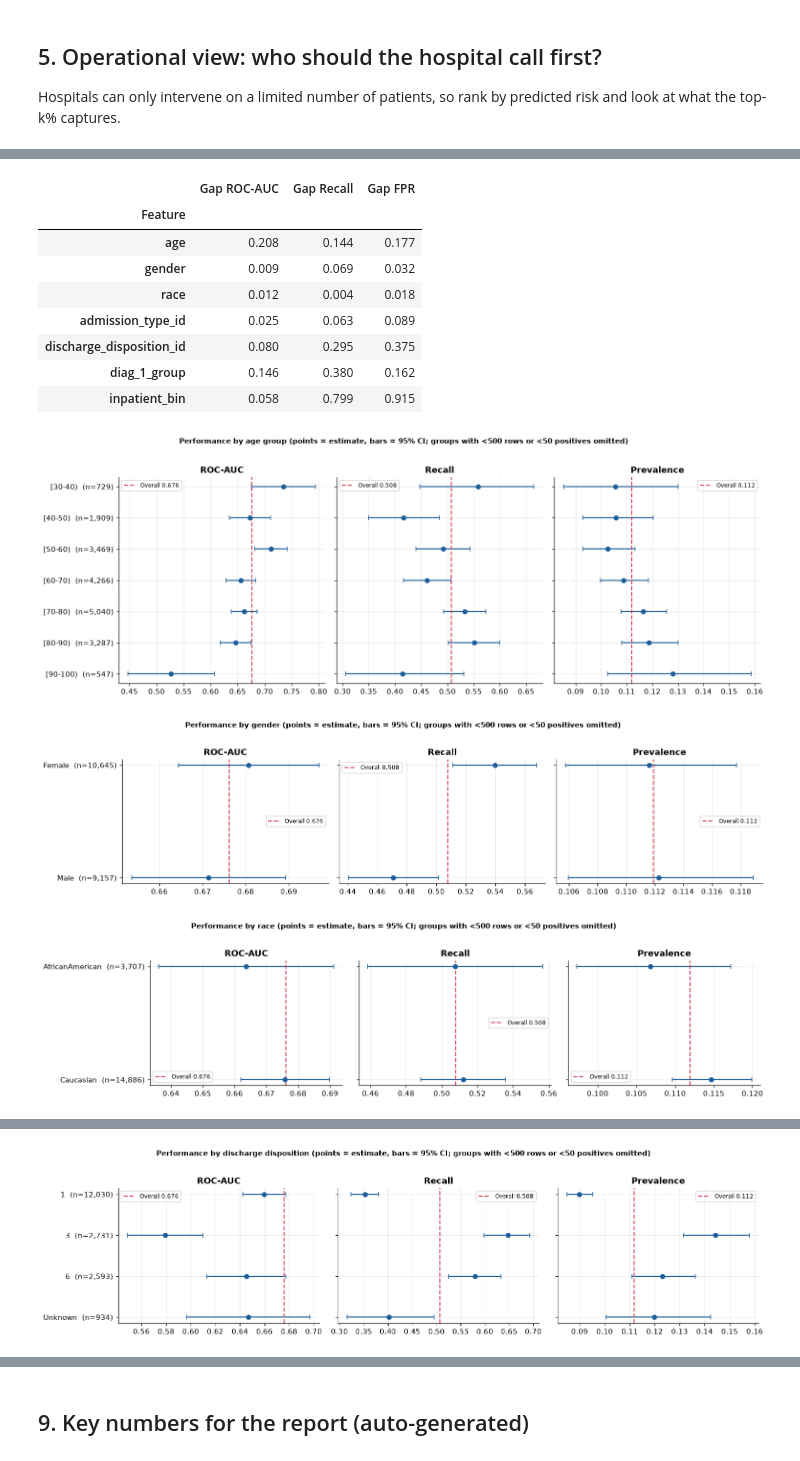
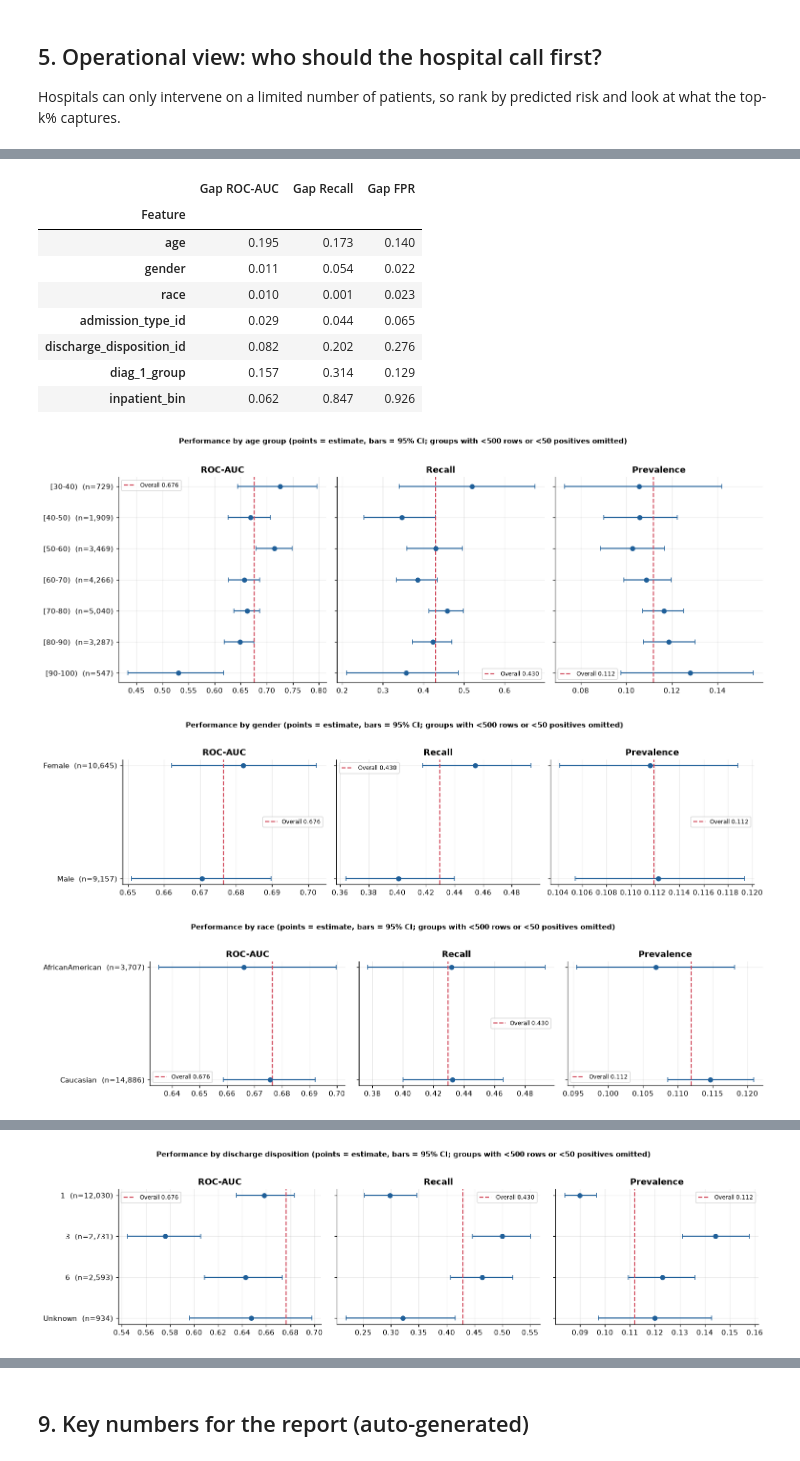
Before and after one commit to nnathuu/DS66B_group_13, a Jupyter notebook: notebooks/03_evaluation.ipynb, the cells around one changed output, grey strips where cells are left out. Drawn from its saved outputs; the diff is of its cells as text; code cells hidden in the pictures.

```diff
--- a/notebooks/03_evaluation.ipynb
+++ b/notebooks/03_evaluation.ipynb
@@ -65,10 +208,12 @@ All intervals are 95% percentile bootstrap CIs (1,000 resamples). The ROC-AUC in
 ci = ev.bootstrap_ci(y, p, THR, metrics=["ROC-AUC", "AP (PR-AUC)", "Precision", "Recall", "Specificity", "F1"],
                      n_boot=N_BOOT, groups=GROUPS, seed=SEED)
 ci["Estimate [95% CI]"] = ci.apply(ev.fmt_ci, axis=1)
-auc, lo, hi = ev.delong_auc_ci(y, p)
+r_auc = ci[ci["Metric"] == "ROC-AUC"].iloc[0]
+auc, lo, hi = float(r_auc["Estimate"]), float(r_auc["CI low"]), float(r_auc["CI high"])      # patient-level CI (used downstream)
+dl_auc, dl_lo, dl_hi = ev.delong_auc_ci(y, p)                                               # reference only
 tm = ev.threshold_metrics(y, p, THR)
 display(ci[["Metric", "Estimate [95% CI]"]].set_index("Metric"))
-print(f"DeLong ROC-AUC = {auc:.3f} (95% CI {lo:.3f}-{hi:.3f})")
+print(f"ROC-AUC = {auc:.3f}, patient-level bootstrap 95% CI {lo:.3f}-{hi:.3f}  |  DeLong (assumes independent encounters, reference only): {dl_lo:.3f}-{dl_hi:.3f}")
 print(f"Confusion counts at threshold {THR:.3f}: TP={tm['TP']}, FP={tm['FP']}, FN={tm['FN']}, TN={tm['TN']}")
 print(f"MCC = {tm['MCC']:.3f} | Balanced accuracy = {tm['Balanced Acc']:.3f} | NPV = {tm['NPV']:.3f} | Flagged = {tm['Flagged %']:.1f}% of patients")
 ci.to_csv(TAB / "01_headline_metrics_ci.csv", index=False)
@@ -147,10 +294,13 @@ Sanity check - re-fit Tuned CatBoost vs team's saved predictions: max |diff| = 0
 # %%
+print(f"Patient-level bootstrap, {len(proba)} models x B = {N_BOOT:,} resamples (a few minutes) ...", flush=True)
+draws = cluster_bootstrap_models(y, proba, thr_m, GI, N_BOOT, SEED)
+
 rows = []
 for name, pr in proba.items():
-    c = ev.bootstrap_ci(y, pr, thr_m[name], metrics=["ROC-AUC", "AP (PR-AUC)", "Recall", "Precision", "F1"], n_boot=500, groups=GROUPS, seed=SEED)
+    est = _boot_metrics(y, pr, thr_m[name])
     d = {"Model": name, "Threshold": thr_m[name]}
-    for _, r_ in c.iterrows():
-        d[r_["Metric"]] = r_["Estimate"]; d[r_["Metric"] + " low"] = r_["CI low"]; d[r_["Metric"] + " high"] = r_["CI high"]
+    for m in ["ROC-AUC", "AP (PR-AUC)", "Recall", "Precision", "F1"]:
+        d[m] = est[m]; d[m + " low"] = np.quantile(draws[name][m], 0.025); d[m + " high"] = np.quantile(draws[name][m], 0.975)
     rows.append(d)
 cmp_tbl = pd.DataFrame(rows).sort_values("AP (PR-AUC)", ascending=False).reset_index(drop=True)
 
@@ -175,10 +326,10 @@ ev.plot_model_comparison(cmp_tbl, ["ROC-AUC", "AP (PR-AUC)", "Recall"], FIG / "0
 # %%
-# 2,000 paired bootstrap resamples (takes a few minutes; lower to 500 for a quick draft)
-pw = ev.pairwise_comparison(y, proba, thr_m, reference="Tuned CatBoost", n_boot=2000, groups=GROUPS)
+# paired patient-level bootstrap on the SAME resamples as the table above (no extra resampling needed)
+pw = pairwise_cluster(y, proba, thr_m, draws, reference="Tuned CatBoost")
 fmt = pw.copy()
 for c in [c for c in fmt.columns if c.startswith("p ")]:
     fmt[c] = fmt[c].map(lambda v: "<0.001" if v < 0.001 else f"{v:.3f}")
-display(fmt[["Model", "ΔAUC", "ΔAUC 95% CI", "p DeLong (Holm)", "ΔAP", "ΔAP 95% CI", "p AP boot (Holm)", "ΔF1", "p F1 boot (Holm)",
-             "p McNemar recall (Holm)", "p McNemar spec (Holm)"]].set_index("Model").round(4))
+display(fmt[["Model", "ΔAUC", "ΔAUC 95% CI", "p AUC (Holm)", "ΔAP", "ΔAP 95% CI", "p AP (Holm)", "ΔF1", "ΔF1 95% CI", "p F1 (Holm)",
+             "ΔRecall", "p Recall (Holm)", "ΔSpecificity", "p Specificity (Holm)", "p DeLong (indep., reference) (Holm)"]].set_index("Model").round(4))
 pw.to_csv(TAB / "03_pairwise_tests_vs_tuned_catboost.csv", index=False)
 # %% [output]
@@ -252,6 +444,21 @@ display(op_tbl[cols].set_index("Operating point").round(3)); op_tbl[cols].to_csv
 # %%
 RATIOS = (1, 2, 5, 10, 20)
-curves, cs = ev.cost_analysis(y, p, RATIOS)
-ev.plot_cost_curves(curves, cs, FIG / "04_cost_curves.png"); plt.show()
+curves, oracle = ev.cost_analysis(y, p, RATIOS)        # grid search on the TEST set: kept only as an oracle reference + for the curves
+n_te, pos_te = len(y), int(y.sum())
+rows = []
+for k in RATIOS:
+    t_k = val_cost_threshold(yv, pv, k)                # threshold chosen on VALIDATION
+    m = ev.threshold_metrics(y, p, t_k)                # ... and evaluated on TEST
+    cost = (m["FP"] + k * m["FN"]) / n_te
+    none, allc = k * pos_te / n_te, (n_te - pos_te) / n_te
+    o = oracle[oracle["FN:FP cost ratio"] == k].iloc[0]
+    rows.append({"FN:FP cost ratio": k, "Bayes thr": 1 / (1 + k), "Optimal thr": t_k, "Cost / patient": cost,
+                 "Treat-none cost": none, "Treat-all cost": allc, "Saving vs best trivial %": 100 * (1 - cost / min(none, allc)),
+                 "Recall": m["Recall"], "Precision": m["Precision"], "Flagged %": m["Flagged %"],
+                 "Oracle thr (test)": o["Optimal thr"], "Oracle saving %": o["Saving vs best trivial %"]})
+cs = pd.DataFrame(rows)
+fig = ev.plot_cost_curves(curves, cs, None)
+fig.axes[0].set_title("Cost on the test set (dots = threshold chosen on validation)")
+fig.savefig(FIG / "04_cost_curves.png", dpi=200, bbox_inches="tight"); plt.show()
 display(cs.round(3).set_index("FN:FP cost ratio")); cs.to_csv(TAB / "04_cost_sensitive_optimum.csv", index=False)
 # %% [output]
@@ -449,26 +671,26 @@ prevalence. Groups with fewer than 500 rows or 50 positives are listed but flagg
 # %%
 sg_cols = ["age", "gender", "race", "admission_type_id", "discharge_disposition_id", "diag_1_group", "inpatient_bin"]  # reliable = n>=500 and >=50 positives
 overall = {"ROC-AUC": auc, "Recall": tm["Recall"], "Prevalence": prev}
 reports, gaps = [], []
 for c in sg_cols:
-    rep = ev.subgroup_report(te, y, p, THR, c); reports.append(rep)
+    rep = subgroup_report_cluster(te, y, p, THR, c, GROUPS, N_BOOT_SG, SEED); reports.append(rep)
     g = ev.subgroup_gaps(rep); gaps.append({"Feature": c, **{f"Gap {k}": v for k, v in g.items()}})
 sg = pd.concat(reports, ignore_index=True)
 gap_tbl = pd.DataFrame(gaps)
 display(gap_tbl.round(3).set_index("Feature"))
 sg.to_csv(TAB / "07_subgroup_performance.csv", index=False); gap_tbl.to_csv(TAB / "07_subgroup_gaps.csv", index=False)
 for c, label in [("age", "age group"), ("gender", "gender"), ("race", "race"), ("diag_1_group", "primary diagnosis group"), ("discharge_disposition_id", "discharge disposition")]:
     ev.plot_subgroups(sg[sg.Feature == c], label, overall, FIG / f"07_subgroup_{c}.png"); plt.show()
 # %% [output]
 |  | Gap ROC-AUC | Gap Recall | Gap FPR |
 | Feature |  |  |  |
-| age | 0.208 | 0.144 | 0.177 |
-| gender | 0.009 | 0.069 | 0.032 |
-| race | 0.012 | 0.004 | 0.018 |
-| admission_type_id | 0.025 | 0.063 | 0.089 |
-| discharge_disposition_id | 0.080 | 0.295 | 0.375 |
-| diag_1_group | 0.146 | 0.380 | 0.162 |
-| inpatient_bin | 0.058 | 0.799 | 0.915 |
+| age | 0.195 | 0.173 | 0.140 |
+| gender | 0.011 | 0.054 | 0.022 |
+| race | 0.010 | 0.001 | 0.023 |
+| admission_type_id | 0.029 | 0.044 | 0.065 |
+| discharge_disposition_id | 0.082 | 0.202 | 0.276 |
+| diag_1_group | 0.157 | 0.314 | 0.129 |
+| inpatient_bin | 0.062 | 0.847 | 0.926 |
-[figure, old version]
+[figure, new version]
-[figure, old version]
+[figure, new version]
-[figure, old version]
+[figure, new version]
@@ -476,4 +698,4 @@ for c, label in [("age", "age group"), ("gender", "gender"), ("race", "race"), (
-[figure, old version]
+[figure, new version]
 # %%
 keep = ["Group", "n", "Positives", "Prevalence", "ROC-AUC", "AUC low", "AUC high", "Recall", "Recall low", "Recall high", "FPR", "Flagged %"]
 for f in ["age", "gender", "race", "inpatient_bin"]:
```
Also changed, not shown: parts of 31 cells of this notebook, 37 other files.
